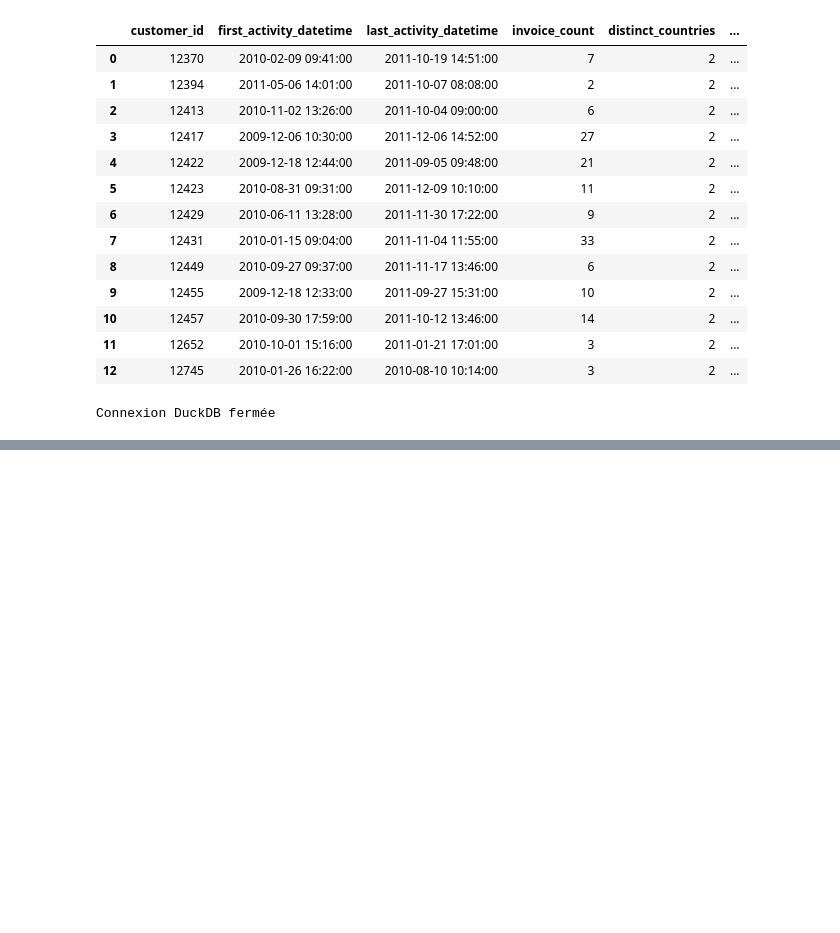
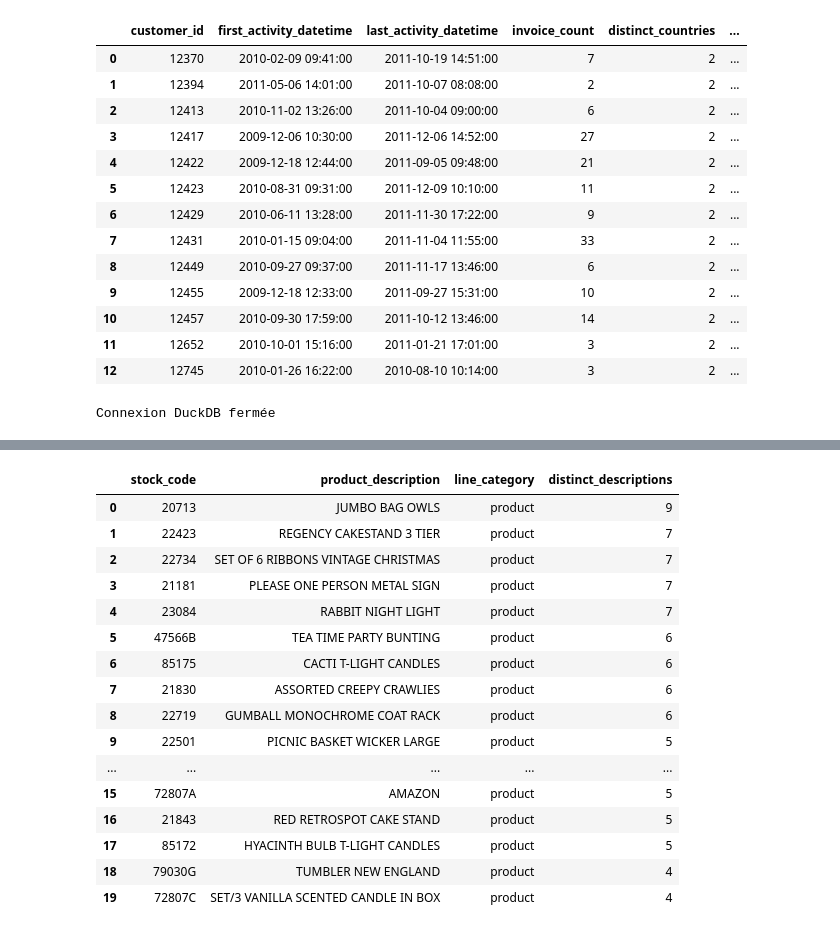
Before and after one commit to skygg-gg/customer_value_radar, a Jupyter notebook: notebooks/business_scope.ipynb, the cells around one changed output, grey strips where cells are left out. Drawn from its saved outputs; the diff is of its cells as text; code cells hidden in the pictures; blank space fills up the shorter version.

```diff
--- a/notebooks/business_scope.ipynb
+++ b/notebooks/business_scope.ipynb
@@ -800,0 +836,36 @@ Connexion DuckDB fermée
+# %%
+# Exemples de produits ayant plusieurs descriptions observées
+
+products_multiple_descriptions = connection.sql(
+    """
+    SELECT
+        stock_code,
+        product_description,
+        line_category,
+        distinct_descriptions
+    FROM dim_products
+    WHERE distinct_descriptions > 1
+    ORDER BY distinct_descriptions DESC
+    LIMIT 20
+    """
+).df()
+
+display(products_multiple_descriptions)
+# %% [output]
+|  | stock_code | product_description | line_category | distinct_descriptions |
+| 0 | 20713 | JUMBO BAG OWLS | product | 9 |
+| 1 | 22423 | REGENCY CAKESTAND 3 TIER | product | 7 |
+| 2 | 22734 | SET OF 6 RIBBONS VINTAGE CHRISTMAS | product | 7 |
+| 3 | 21181 | PLEASE ONE PERSON METAL SIGN | product | 7 |
+| 4 | 23084 | RABBIT NIGHT LIGHT | product | 7 |
+| 5 | 47566B | TEA TIME PARTY BUNTING | product | 6 |
+| 6 | 85175 | CACTI T-LIGHT CANDLES | product | 6 |
+| 7 | 21830 | ASSORTED CREEPY CRAWLIES | product | 6 |
+| 8 | 22719 | GUMBALL MONOCHROME COAT RACK | product | 6 |
+| 9 | 22501 | PICNIC BASKET WICKER LARGE | product | 5 |
+| ... | ... | ... | ... | ... |
+| 15 | 72807A | AMAZON | product | 5 |
+| 16 | 21843 | RED RETROSPOT CAKE STAND | product | 5 |
+| 17 | 85172 | HYACINTH BULB T-LIGHT CANDLES | product | 5 |
+| 18 | 79030G | TUMBLER NEW ENGLAND | product | 4 |
+| 19 | 72807C | SET/3 VANILLA SCENTED CANDLE IN BOX | product | 4 |
```
Also changed, not shown: parts of 3 cells of this notebook.
